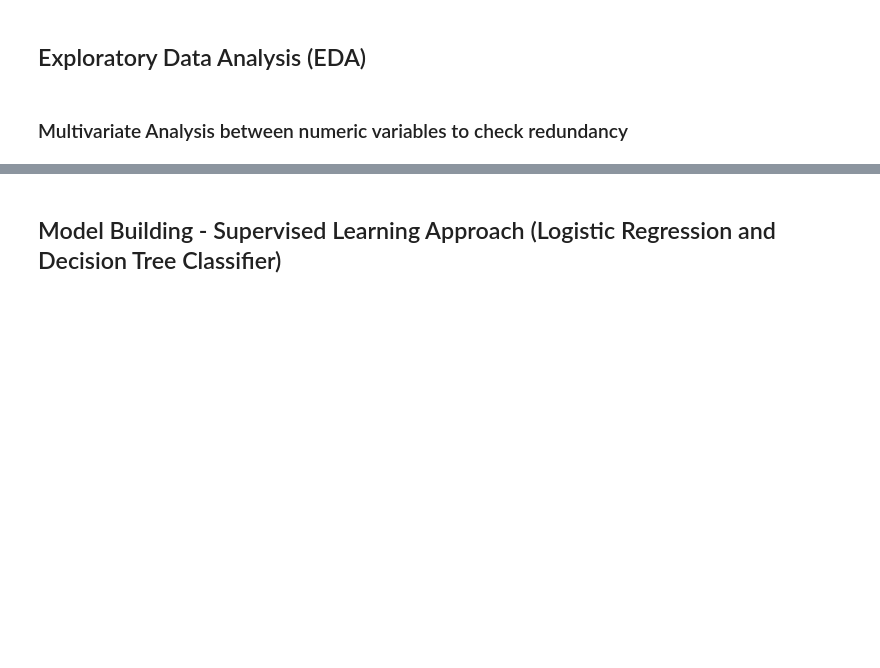
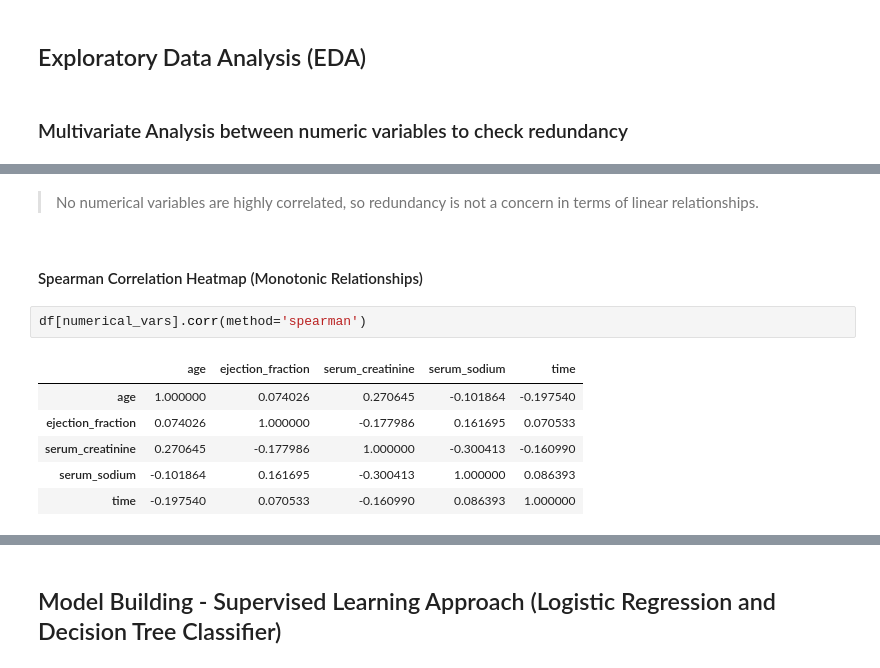
Before and after one commit to thisishasan/slda, a Jupyter notebook: code.ipynb, the cells around one changed output, grey strips where cells are left out. Cells and saved outputs as stored; diff of their text form; blank space fills up the shorter version.

```diff
--- a/code.ipynb
+++ b/code.ipynb
@@ -443,0 +452,13 @@ sns.heatmap(data = df[numerical_vars].corr(), cmap = "Spectral", annot = True, l
+# %% [markdown]
+> No numerical variables are highly correlated, so redundancy is not a concern in terms of linear relationships.
+# %% [markdown]
+#### Spearman Correlation Heatmap (Monotonic Relationships)
+# %%
+df[numerical_vars].corr(method='spearman')
+# %% [output]
+|  | age | ejection_fraction | serum_creatinine | serum_sodium | time |
+| age | 1.000000 | 0.074026 | 0.270645 | -0.101864 | -0.197540 |
+| ejection_fraction | 0.074026 | 1.000000 | -0.177986 | 0.161695 | 0.070533 |
+| serum_creatinine | 0.270645 | -0.177986 | 1.000000 | -0.300413 | -0.160990 |
+| serum_sodium | -0.101864 | 0.161695 | -0.300413 | 1.000000 | 0.086393 |
+| time | -0.197540 | 0.070533 | -0.160990 | 0.086393 | 1.000000 |
```
Also changed, not shown: parts of 16 cells of this notebook.
